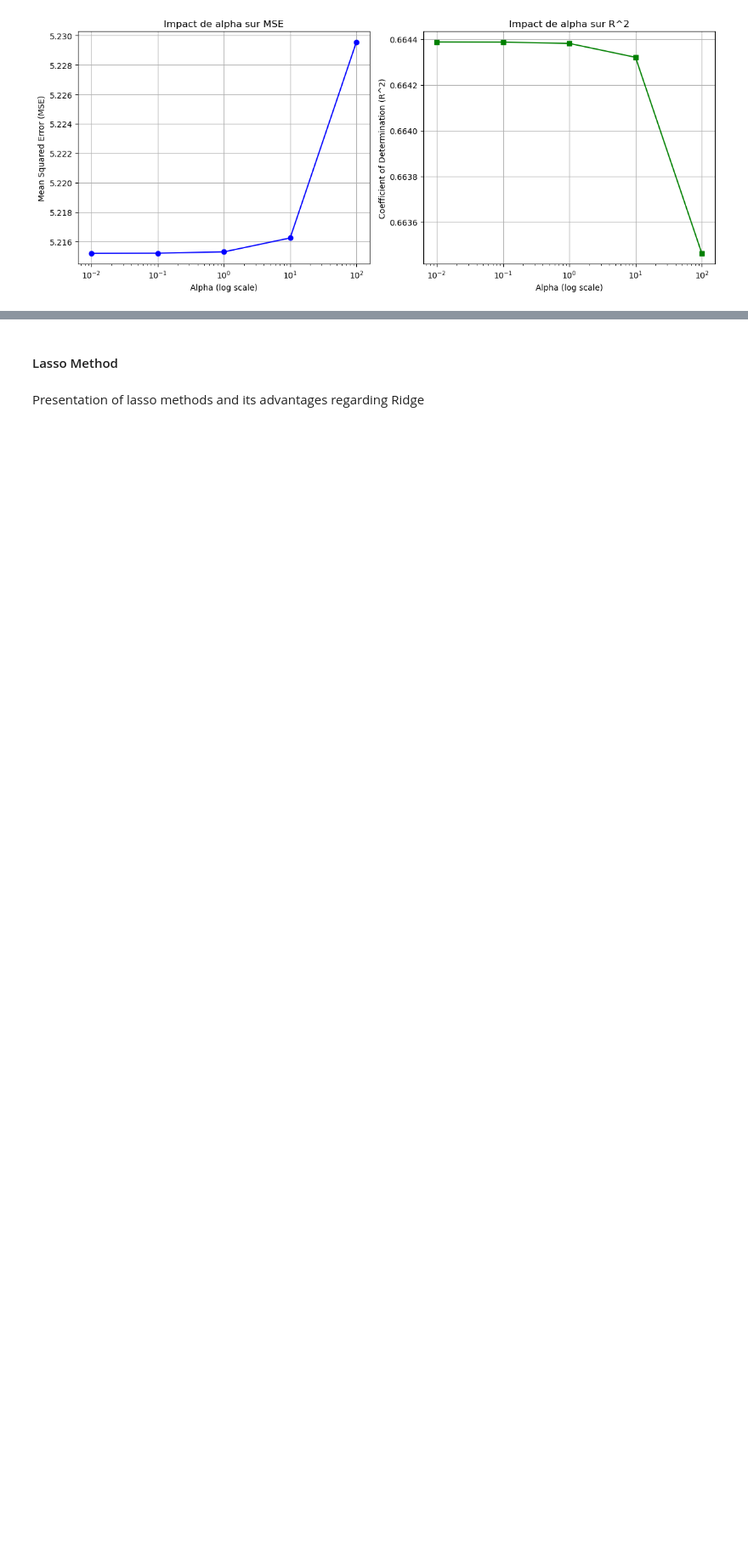
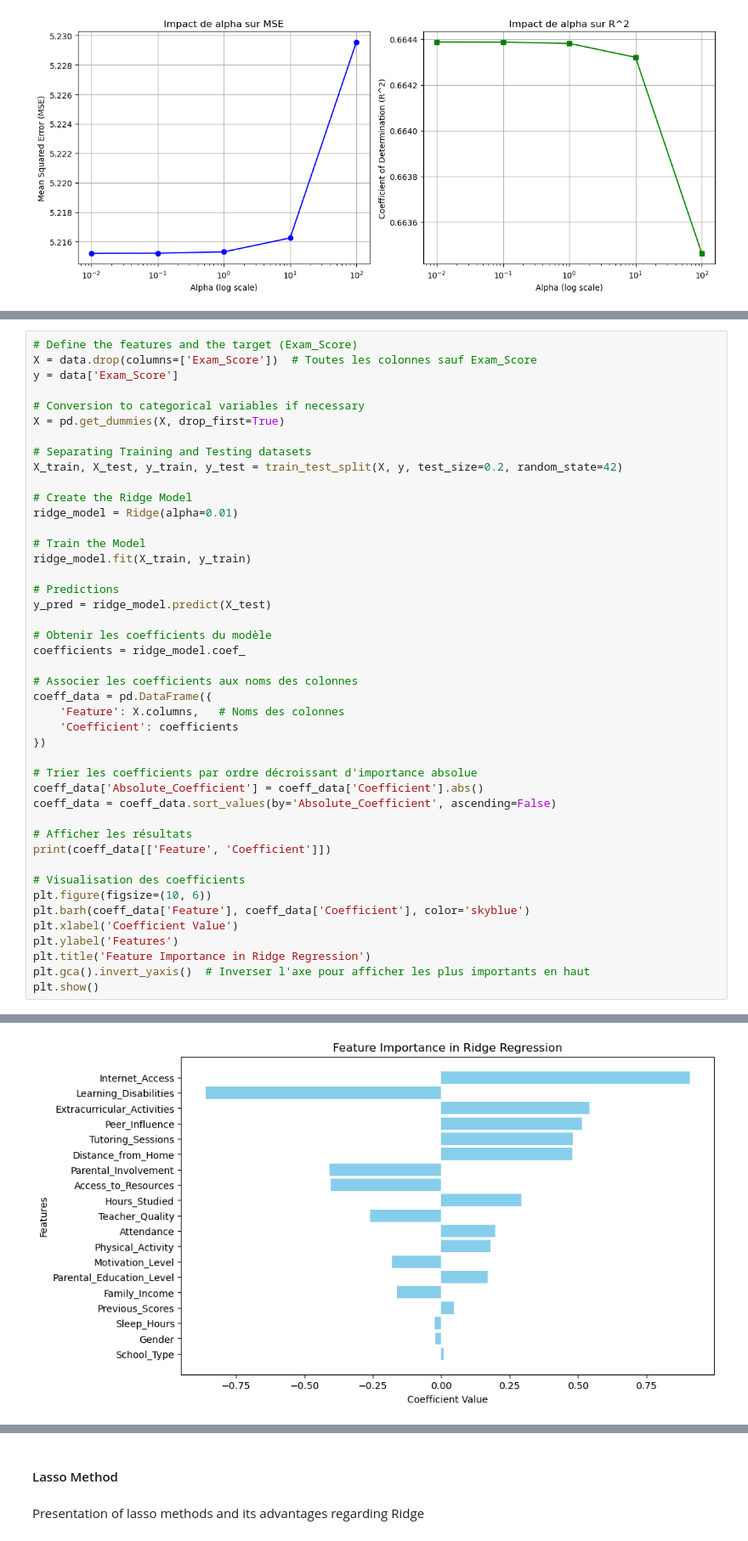
Before and after one commit to Louise726/DS-ML, a Jupyter notebook: DSML_Project.ipynb, the cells around one changed output, grey strips where cells are left out. Shown at 85% size. Cells and saved outputs as stored; diff of their text form; blank space fills up the shorter version.

```diff
--- a/DSML_Project.ipynb
+++ b/DSML_Project.ipynb
@@ -595,0 +619,45 @@ Conclusions on the alpha parameter → smaller is better
+# %%
+# Define the features and the target (Exam_Score)
+X = data.drop(columns=['Exam_Score'])  # Toutes les colonnes sauf Exam_Score
+y = data['Exam_Score']
+
+# Conversion to categorical variables if necessary
+X = pd.get_dummies(X, drop_first=True)
+
+# Separating Training and Testing datasets
+X_train, X_test, y_train, y_test = train_test_split(X, y, test_size=0.2, random_state=42)
+
+# Create the Ridge Model
+ridge_model = Ridge(alpha=0.01)
+
+# Train the Model
+ridge_model.fit(X_train, y_train)
+
+# Predictions
+y_pred = ridge_model.predict(X_test)
+
+# Obtenir les coefficients du modèle
+coefficients = ridge_model.coef_
+
+# Associer les coefficients aux noms des colonnes
+coeff_data = pd.DataFrame({
+    'Feature': X.columns,   # Noms des colonnes
+    'Coefficient': coefficients
+})
+
+# Trier les coefficients par ordre décroissant d'importance absolue
+coeff_data['Absolute_Coefficient'] = coeff_data['Coefficient'].abs()
+coeff_data = coeff_data.sort_values(by='Absolute_Coefficient', ascending=False)
+
+# Afficher les résultats
+print(coeff_data[['Feature', 'Coefficient']])
+
+# Visualisation des coefficients
+plt.figure(figsize=(10, 6))
+plt.barh(coeff_data['Feature'], coeff_data['Coefficient'], color='skyblue')
+plt.xlabel('Coefficient Value')
+plt.ylabel('Features')
+plt.title('Feature Importance in Ridge Regression')
+plt.gca().invert_yaxis()  # Inverser l'axe pour afficher les plus importants en haut
+plt.show()
+# %% [output]
@@ -595,0 +684 @@ Conclusions on the alpha parameter → smaller is better
+[figure, added]
```
Also changed, not shown: parts of 23 cells of this notebook.
